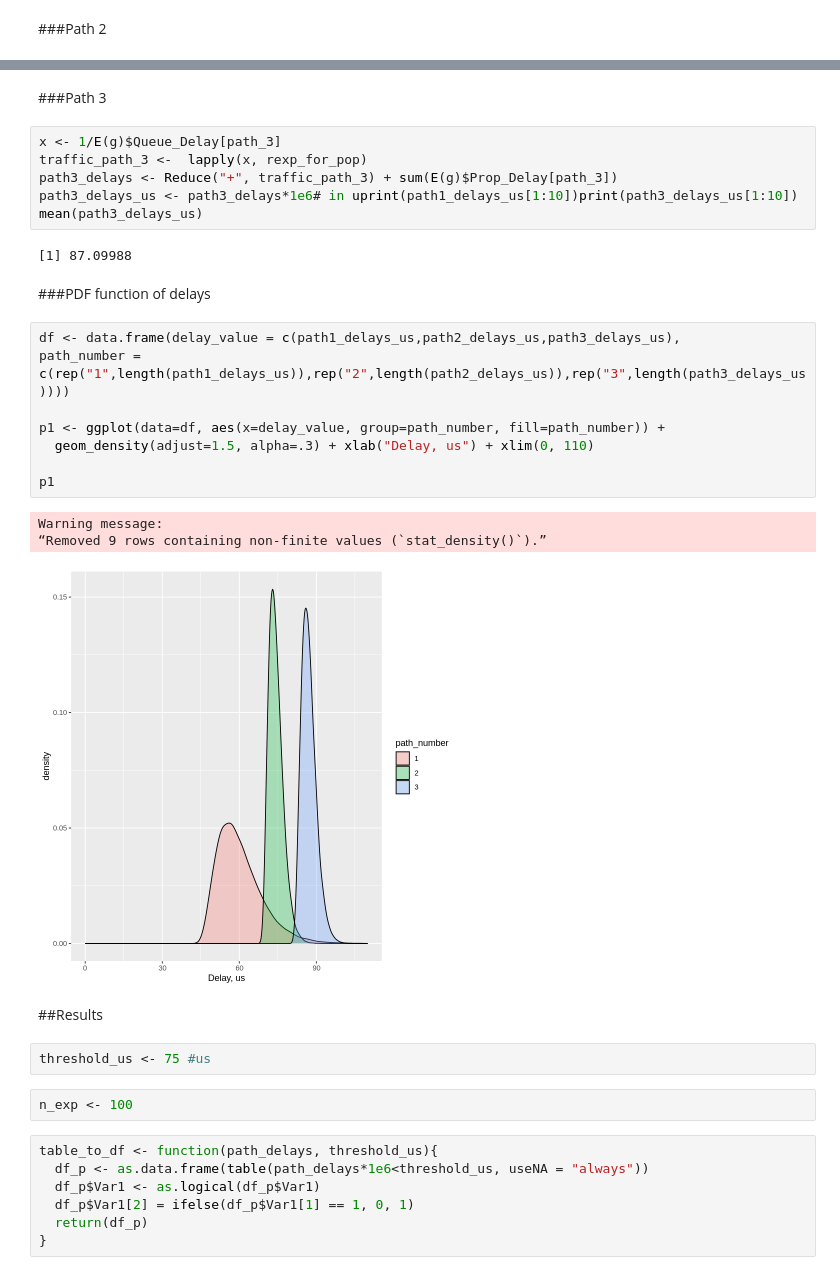
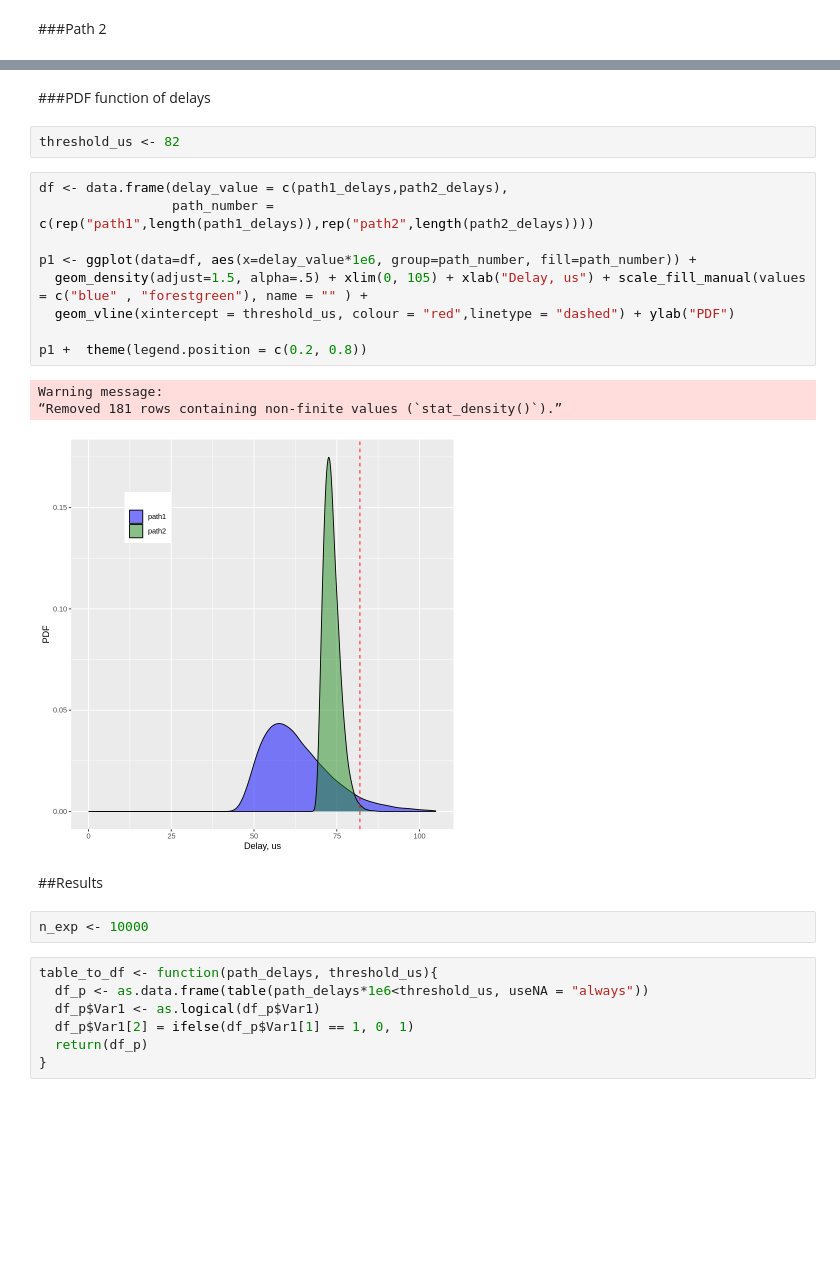
Before and after one commit to NataliaBlueCloud/Inband_telemetry_design, a Jupyter notebook: Cochrams_ofc_example_3paths.ipynb, the cells around one changed output, grey strips where cells are left out. Drawn from its saved outputs; the diff is of its cells as text; blank space fills up the shorter version.

```diff
--- a/Cochrams_ofc_example_3paths.ipynb
+++ b/Cochrams_ofc_example_3paths.ipynb
@@ -244,33 +228,24 @@ mean(path2_delays_us)
-# %% [markdown]
-###Path 3
-# %%
-x <- 1/E(g)$Queue_Delay[path_3]
-traffic_path_3 <-  lapply(x, rexp_for_pop)
-path3_delays <- Reduce("+", traffic_path_3) + sum(E(g)$Prop_Delay[path_3])
-path3_delays_us <- path3_delays*1e6# in uprint(path1_delays_us[1:10])print(path3_delays_us[1:10])
-mean(path3_delays_us)
-# %% [output]
-[1] 87.09988
 # %% [markdown]
 ###PDF function of delays
+# %%
+threshold_us <- 82
 # %%
-df <- data.frame(delay_value = c(path1_delays_us,path2_delays_us,path3_delays_us),
-path_number = c(rep("1",length(path1_delays_us)),rep("2",length(path2_delays_us)),rep("3",length(path3_delays_us))))
+df <- data.frame(delay_value = c(path1_delays,path2_delays),
+                 path_number = c(rep("path1",length(path1_delays)),rep("path2",length(path2_delays))))
 
-p1 <- ggplot(data=df, aes(x=delay_value, group=path_number, fill=path_number)) +
-  geom_density(adjust=1.5, alpha=.3) + xlab("Delay, us") + xlim(0, 110)
+p1 <- ggplot(data=df, aes(x=delay_value*1e6, group=path_number, fill=path_number)) +
+  geom_density(adjust=1.5, alpha=.5) + xlim(0, 105) + xlab("Delay, us") + scale_fill_manual(values = c("blue" , "forestgreen"), name = "" ) +
+  geom_vline(xintercept = threshold_us, colour = "red",linetype = "dashed") + ylab("PDF")
 
-p1
+p1 +  theme(legend.position = c(0.2, 0.8))
 # %% [output]
 Warning message:
-“Removed 9 rows containing non-finite values (`stat_density()`).”
+“Removed 181 rows containing non-finite values (`stat_density()`).”
-[figure, old version]
+[figure, new version]
 # %% [markdown]
 ##Results
-# %%
-threshold_us <- 75 #us
 # %%
-n_exp <- 100
+n_exp <- 10000
 # %%
 table_to_df <- function(path_delays, threshold_us){
   df_p <- as.data.frame(table(path_delays*1e6<threshold_us, useNA = "always"))
```
Also changed, not shown: parts of 28 cells of this notebook.
